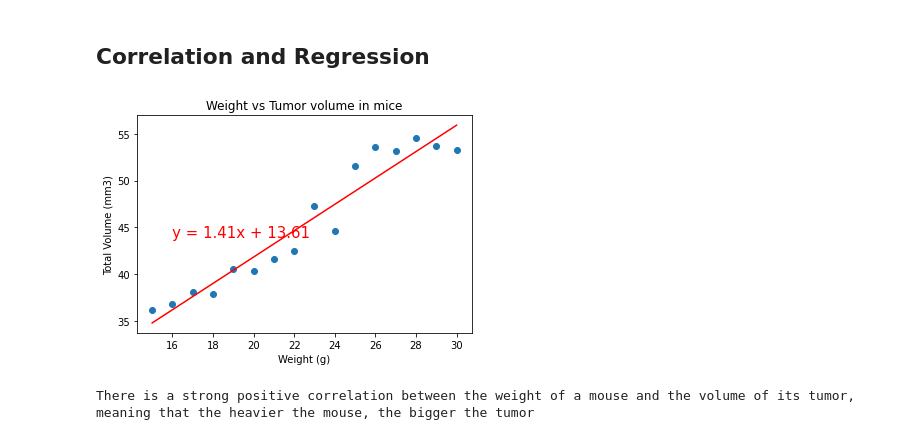
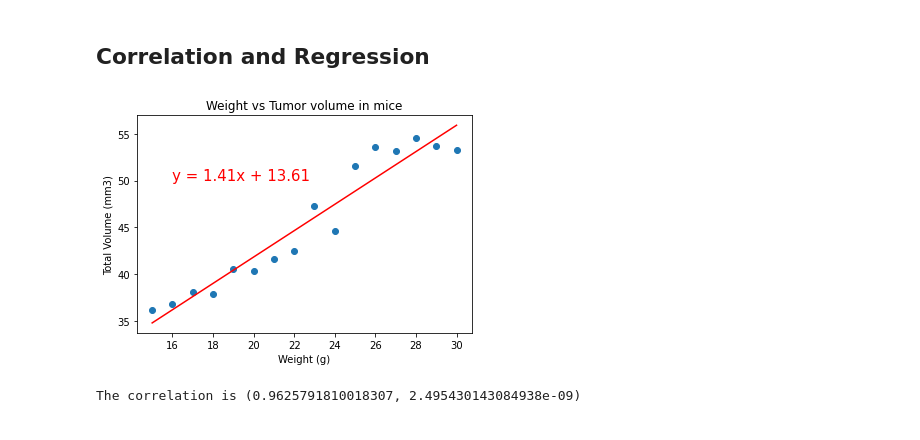
Before and after one commit to Casio04/matplotlib-challenge, a Jupyter notebook: Matplotlib_homework.ipynb, the cells around one changed output. Cells and saved outputs as stored; diff of their text form; code cells hidden in the pictures.

```diff
--- a/Matplotlib_homework.ipynb
+++ b/Matplotlib_homework.ipynb
@@ -248,21 +265,20 @@ plt.show()
 # %%
 # Calculate the correlation coefficient and linear regression model
 # for mouse weight and average tumor volume for the Capomulin regimen
 x_values = scatter["Weight (g)"]
 y_values = scatter["Tumor Volume (mm3)"]
 (slope, intercept, rvalue, pvalue, stderr) = linregress(x_values,y_values)
 regress_values = x_values * slope + intercept
 line_eq = "y = " + str(round(slope,2)) + "x + " + str(round(intercept,2))
 plt.scatter(x_values,y_values)
 plt.plot(x_values,regress_values,"r-")
-plt.annotate(line_eq,(16,44),fontsize=15,color="red")
+plt.annotate(line_eq,(16,50),fontsize=15,color="red")
 plt.xlabel('Weight (g)')
 plt.ylabel('Total Volume (mm3)')
 plt.title ("Weight vs Tumor volume in mice")
 plt.show()
-print(f"""There is a strong positive correlation between the weight of a mouse and the volume of its tumor,
-meaning that the heavier the mouse, the bigger the tumor""")
+correlation = st.pearsonr(scatter["Weight (g)"],scatter["Tumor Volume (mm3)"])
+print(f"The correlation is {correlation}")
 # %% [output]
-[figure, old version]
+[figure, new version]
-There is a strong positive correlation between the weight of a mouse and the volume of its tumor,
-meaning that the heavier the mouse, the bigger the tumor
+The correlation is (0.9625791810018307, 2.495430143084938e-09)
```
Also changed, not shown: parts of 7 cells of this notebook.
